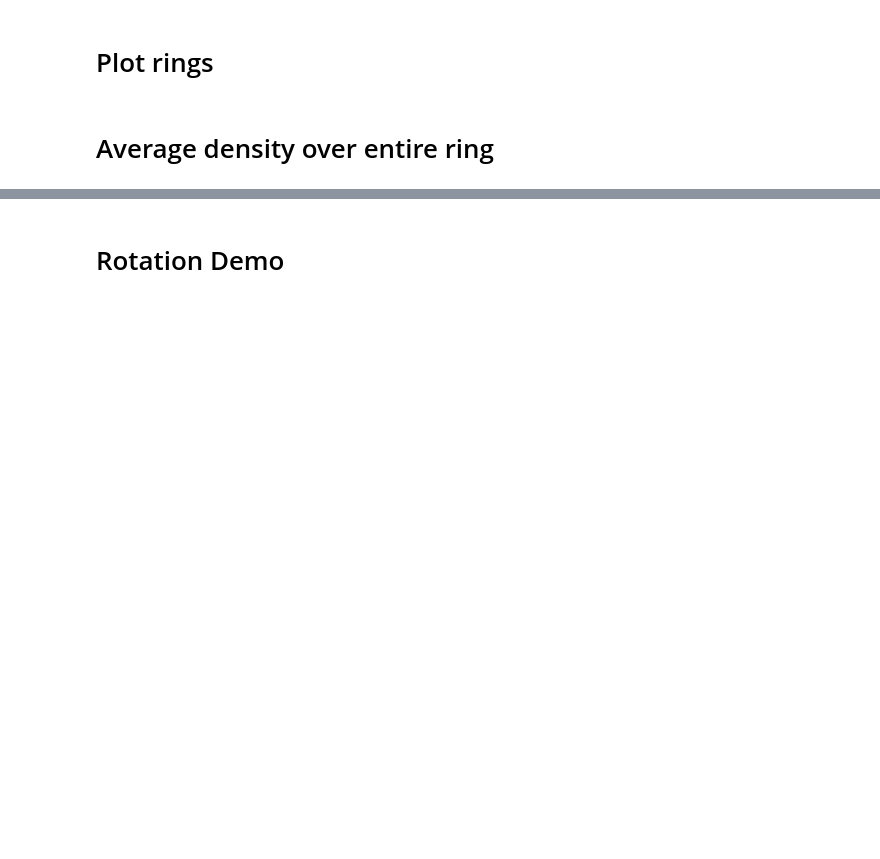
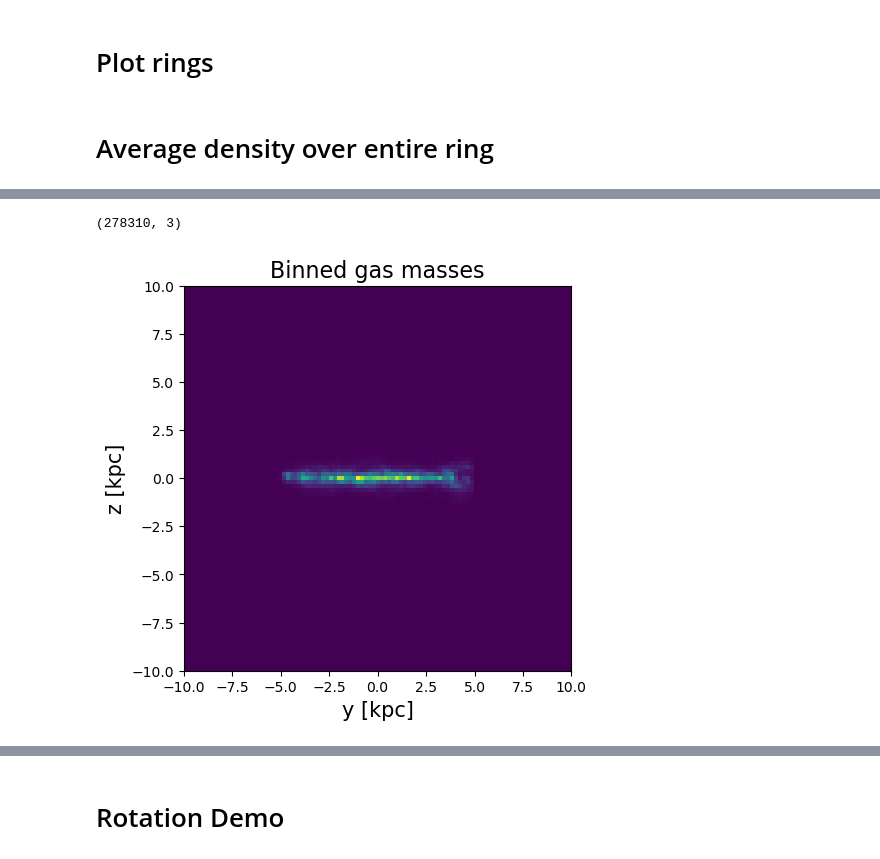
Before and after one commit to msekatchev/nugget-emissions, a Jupyter notebook: processing/generate-FIRE-cubes-Copy1.ipynb, the cells around one changed output, grey strips where cells are left out. Cells and saved outputs as stored; diff of their text form; code cells hidden in the pictures; blank space fills up the shorter version.

```diff
--- a/processing/generate-FIRE-cubes-Copy1.ipynb
+++ b/processing/generate-FIRE-cubes-Copy1.ipynb
@@ -180,0 +191,24 @@ print(f'AQN Mass: \t\t 300g')
+# %%
+def plot_gas():
+    plt.figure(dpi=100, figsize=(5,5))
+
+    plt.xlabel("y [kpc]",size=15)
+    plt.ylabel("z [kpc]",size=15)
+    bins = np.linspace(-10,10, 100)
+    plt.hist2d(gas["y"],
+                   gas["z"], bins=[bins, bins])
+    plt.title("Binned gas masses", size=16)
+
+    plt.show()
+
+def plot_gas_2():
+    plt.figure(dpi=100, figsize=(5,5))
+
+    plt.xlabel("y [kpc]",size=15)
+    plt.ylabel("z [kpc]",size=15)
+    bins = np.linspace(-10,10, 100)
+    plt.hist2d(gas["coords"][:,1],
+                   gas["coords"][:,2], bins=[bins, bins])
+    plt.title("Binned gas masses", size=16)
+
+    plt.show()
@@ -180,0 +272,4 @@ print(f'AQN Mass: \t\t 300g')
+# %%
+np.vstack([x, y, z]).T.shape
+# %% [output]
+(278310, 3)
@@ -180,0 +279,4 @@ print(f'AQN Mass: \t\t 300g')
+# %%
+plot_gas()
+# %% [output]
+[figure, added]
```
Also changed, not shown: parts of 17 cells of this notebook, 4 other files.
